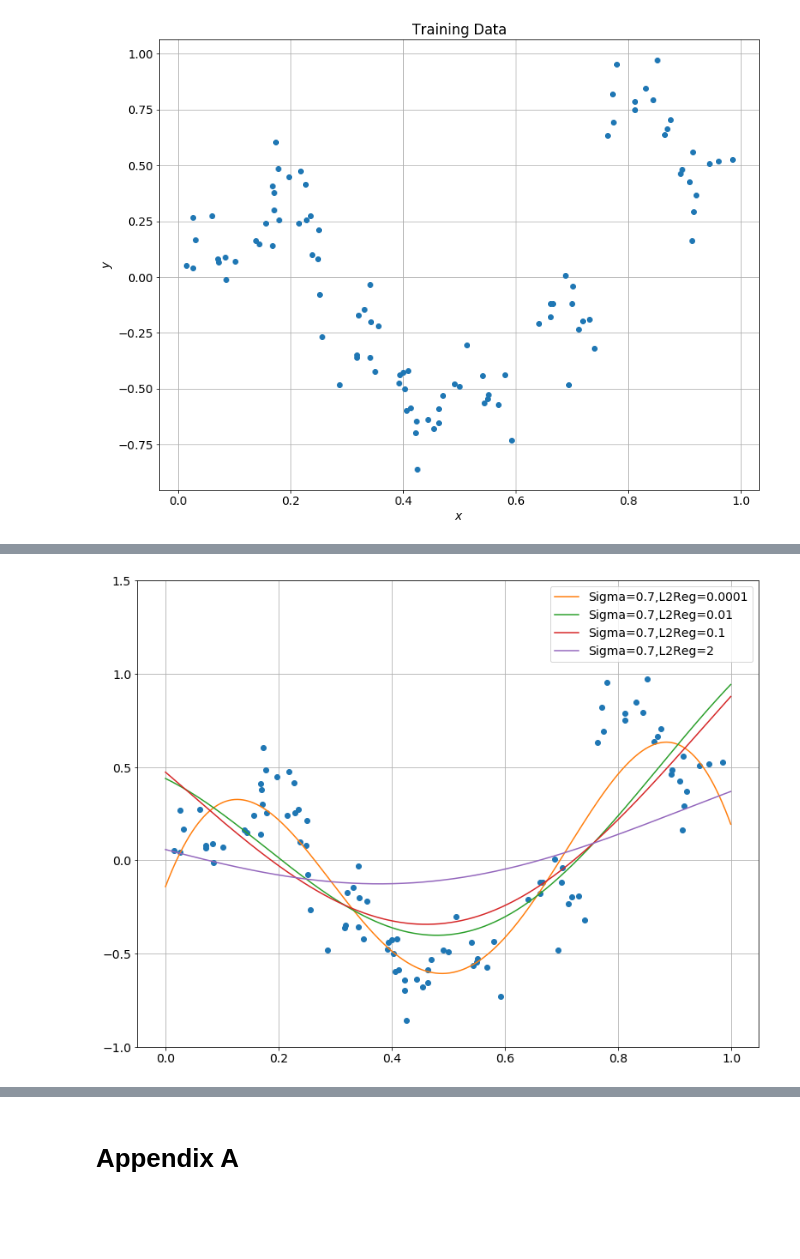
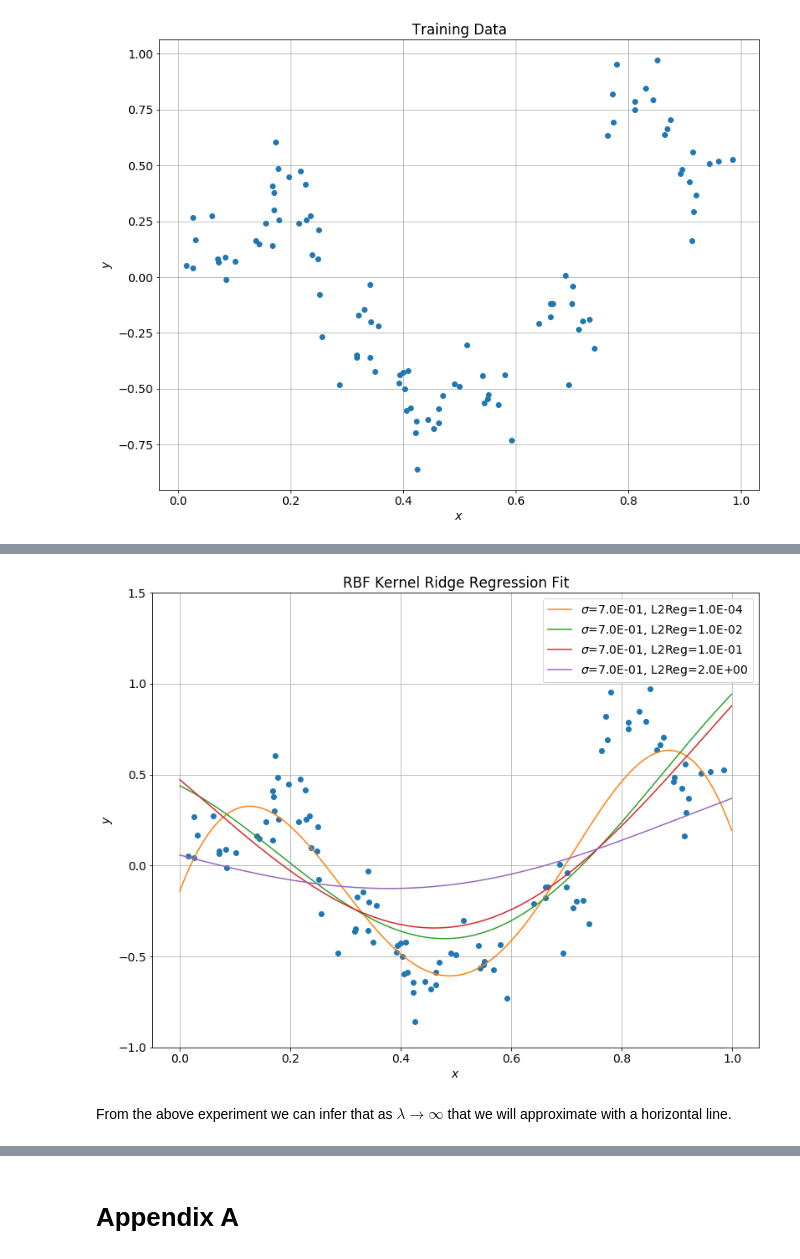
Before and after one commit to chaaland/bloomberg-ml-course, a Jupyter notebook: HW4/writeup/HW4.ipynb, the cells around one changed output, grey strips where cells are left out. Cells and saved outputs as stored; diff of their text form; code cells hidden in the pictures; blank space fills up the shorter version.

```diff
--- a/HW4/writeup/HW4.ipynb
+++ b/HW4/writeup/HW4.ipynb
@@ -364,16 +290,20 @@ def train_kernel_ridge_regression(X, y, kernel, l2reg):
 # %%
 plot_step = .001
-xpts = np.arange(0 , 1, plot_step).reshape(-1,1)
-plt.plot(x_train,y_train,'o')
+xpts = np.arange(0, 1, plot_step).reshape(-1,1)
+plt.plot(x_train, y_train, 'o')
 l2reg = 0.0001
 
-for sigma in [.01,.1,1]:
+for sigma in [.01, .1, 1]:
     k = functools.partial(RBF_kernel, sigma=sigma)
     f = train_kernel_ridge_regression(x_train, y_train, k, l2reg=l2reg)
-    label = "Sigma="+str(sigma)+",L2Reg="+str(l2reg)
+    label = r'$\sigma$={0:.1E}, L2Reg={1:.2E}'.format(sigma, l2reg)
     plt.plot(xpts, f.predict(xpts), label=label)
 
 plt.legend(loc = 'best')
-plt.ylim(-1,1.5)
-plt.show()
+plt.ylim(-1,1.5);
+plt.title('RBF Kernel Ridge Regression Fit');
+plt.xlabel(r'$x$');
+plt.ylabel(r'$y$');
+
+plt.show();
 # %% [output]
@@ -381,15 +311,20 @@ plt.show()
 # %%
 plot_step = .001
-xpts = np.arange(0 , 1, plot_step).reshape(-1,1)
-plt.plot(x_train,y_train,'o')
-sigma= 0.7
-for l2reg in [.0001,.01,.1,2]:
-    k = functools.partial(RBF_kernel, sigma=sigma)
-    f = train_kernel_ridge_regression(x_train, y_train, k, l2reg=l2reg)
-    label = "Sigma="+str(sigma)+",L2Reg="+str(l2reg)
+xpts = np.arange(0, 1, plot_step).reshape(-1,1)
+plt.plot(x_train, y_train, 'o')
+sigma = 0.7
+
+for l2reg in [.0001, 0.01, 0.1, 2.0]:
+    f = train_kernel_ridge_regression(x_train, y_train, functools.partial(RBF_kernel, sigma=sigma), l2reg=l2reg)
+    label = r'$\sigma$={0:.1E}, L2Reg={1:.1E}'.format(sigma, l2reg)
     plt.plot(xpts, f.predict(xpts), label=label)
+
 plt.legend(loc = 'best')
-plt.ylim(-1,1.5)
-plt.show()
+plt.ylim(-1, 1.5);
+plt.title('RBF Kernel Ridge Regression Fit');
+plt.xlabel(r'$x$');
+plt.ylabel(r'$y$');
+
+plt.show();
 # %% [output]
-[figure, old version]
+[figure, new version]
@@ -437 +331,3 @@ class KernelRidgeRegression(BaseEstimator, RegressorMixin):
+# %% [markdown]
+From the above experiment we can infer that as $\lambda \rightarrow \infty$ that we will approximate with a horizontal line.
 # %%
```
Also changed, not shown: parts of 29 cells of this notebook, 4 other files.
